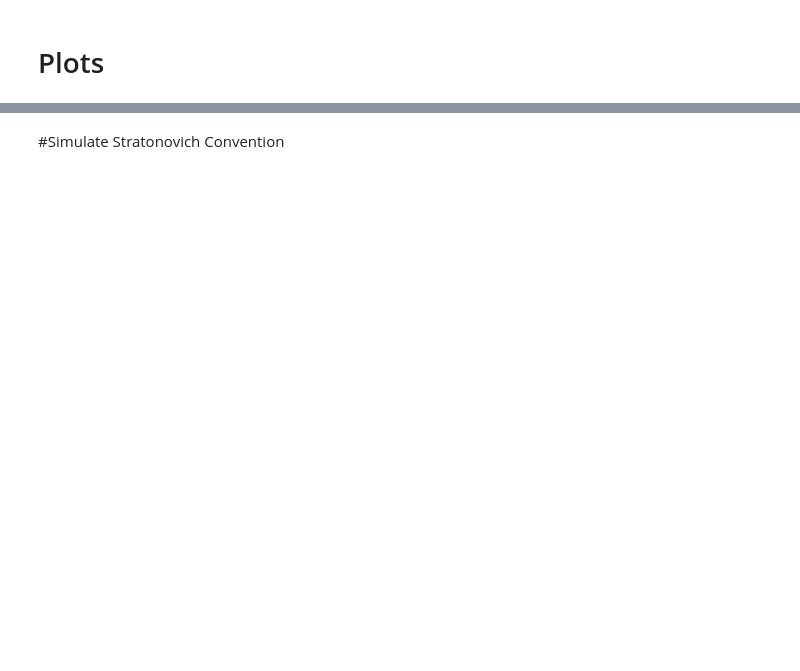
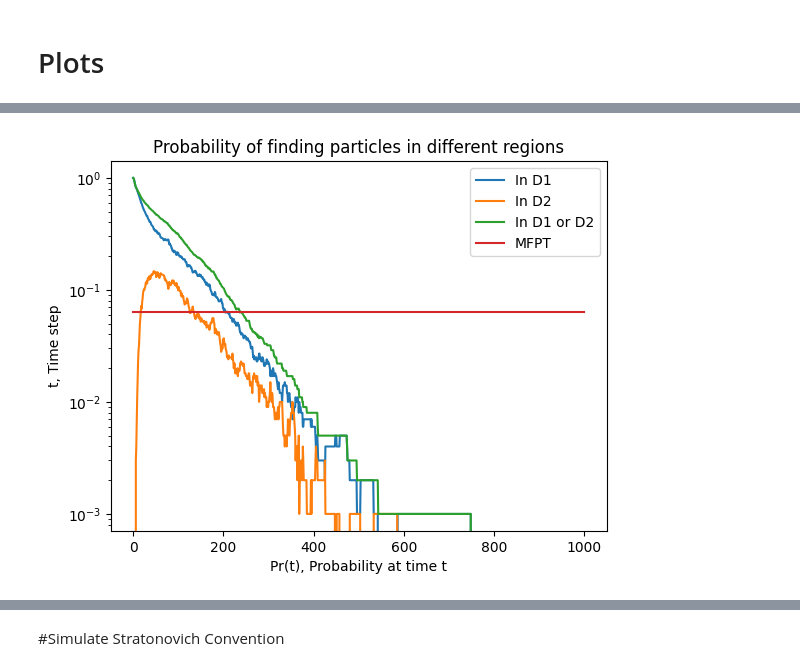
Before and after one commit to shreeganeshasharma/ParticleSimulations, a Jupyter notebook: 2DWithPores.ipynb, the cells around one changed output, grey strips where cells are left out. Saved outputs shown, nothing was run; the diff lists cells and outputs as text; code cells hidden in the pictures; blank space fills up the shorter version.

```diff
--- a/2DWithPores.ipynb
+++ b/2DWithPores.ipynb
@@ -20,6 +20,7 @@ import math
 import numpy as np
 from scipy.stats import bernoulli
 import matplotlib.pyplot as plt
+np.random.seed(1719)
 
 #Brownian motion parameters
 #Dimensions - 2, 3 or higher
@@ -37,7 +38,7 @@ R2 = 1
 #Diffusivity of inner medium
 D1 = 1
 #Diffusivity of outer medium
-D2 = 10
+D2 = 100
 
 #Radius of the target at the center
 R = R1 / 5
@@ -200,25 +206,27 @@ plt.show()
 # %%
 #Probability of finding a particle in medium1 or medium2 or hiting the target
 count1 = np.zeros(nums)
 count2 = np.zeros(nums)
 count3 = np.zeros(nums)
 for t in range(nums):
   for p in range(nump):
-    """Here it matters if I set a hitting particle to -1 or stick it there"""
     count3[t] += np.count_nonzero((0 < np.linalg.norm(Y[:, t, p])) & (np.linalg.norm(Y[:, t, p]) < R))
     count1[t] += np.count_nonzero((R < np.linalg.norm(Y[:, t, p])) & (np.linalg.norm(Y[:, t, p]) < R1))
     count2[t] += np.count_nonzero((R1 < np.linalg.norm(Y[:, t, p])) & (np.linalg.norm(Y[:, t, p]) < R2))
-
 xticks = np.linspace(1/nums, 1, nums)
 yticks = np.linspace(1/nums, 1, nums)
 plt.yscale("log")
 plt.plot(count1/nump)
 plt.plot(count2/nump)
 plt.plot((count1 + count2)/nump)
-plt.plot(count3/nump)
 plt.plot(np.tile(MFPT/nums, nums))
-plt.legend(["In D1", "In D2", "In D1 or D2", "Hit target","MFPT"])
+#plt.plot(count3/nump)
+plt.legend(["In D1", "In D2", "In D1 or D2", "MFPT", "Hit target"])
 plt.ylabel("t, Time step")
 plt.xlabel("Pr(t), Probability at time t")
+plt.title("Probability of finding particles in different regions")
+plt.savefig(f'/content/drive/MyDrive/Images/2D/WithPores/Prob_Ito_{nump}_{nums}_{D1}_{D2}.png')
 plt.show()
+# %% [output]
+[figure, added]
 # %%
```
Also changed, not shown: parts of 126 cells of this notebook.
